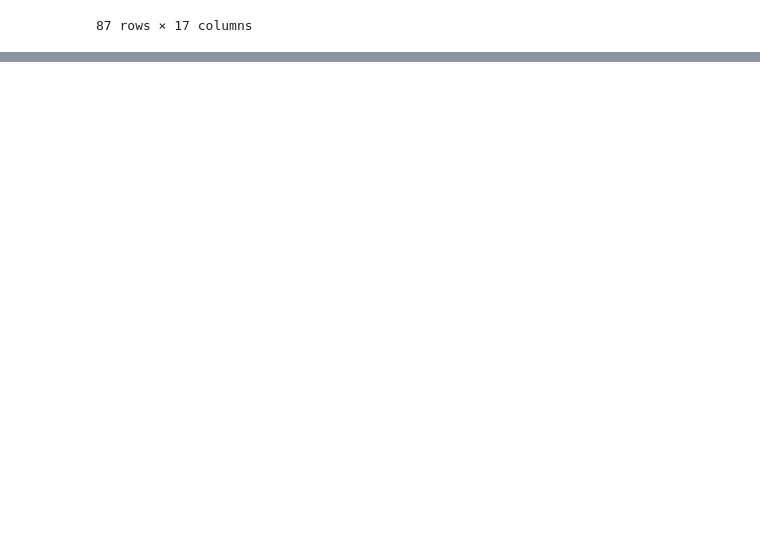
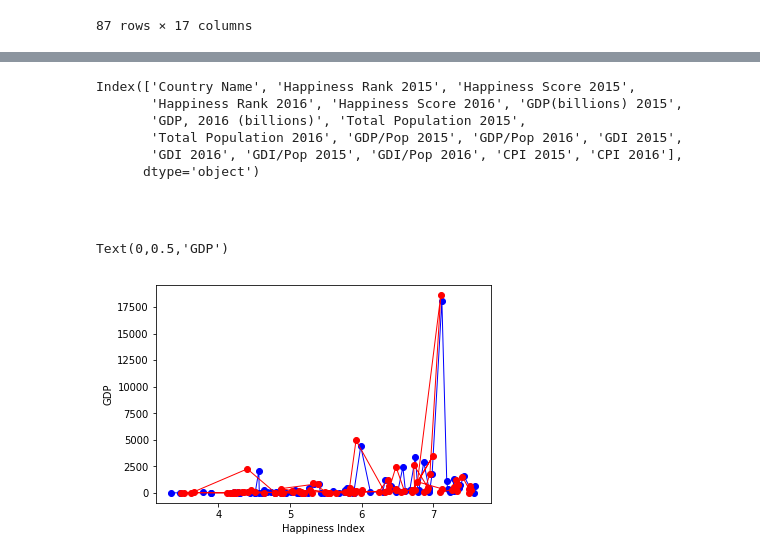
Before and after one commit to vietti09/branch_test, a Jupyter notebook: GDP.ipynb, the cells around one changed output, grey strips where cells are left out. Cells and saved outputs as stored; diff of their text form; code cells hidden in the pictures; blank space fills up the shorter version.

```diff
--- a/GDP.ipynb
+++ b/GDP.ipynb
@@ -269,5 +269,23 @@ happiness.head()
 | 4 | Canada | 5 | 7.427 | 6 | 7.404 | ... |
 # %%
 happiness.to_csv('happiness.csv')
+# %%
+happiness.columns
+# %% [output]
+Index(['Country Name', 'Happiness Rank 2015', 'Happiness Score 2015',
+       'Happiness Rank 2016', 'Happiness Score 2016', 'GDP(billions) 2015',
+       'GDP, 2016 (billions)', 'Total Population 2015',
+       'Total Population 2016', 'GDP/Pop 2015', 'GDP/Pop 2016', 'GDI 2015',
+       'GDI 2016', 'GDI/Pop 2015', 'GDI/Pop 2016', 'CPI 2015', 'CPI 2016'],
+      dtype='object')
 # %% [markdown]
 ##
+# %%
+plt.plot(happiness["Happiness Score 2015"],happiness["GDP(billions) 2015"], marker="o",color="blue", linewidth=1)
+plt.plot(happiness["Happiness Score 2016"],happiness["GDP, 2016 (billions)"], marker ="o",color= "red", linewidth=1)
+
+plt.xlabel("Happiness Index")
+plt.ylabel("GDP")
+# %% [output]
+Text(0,0.5,'GDP')
+[figure, added]
```
Also changed, not shown: 1 other file.
